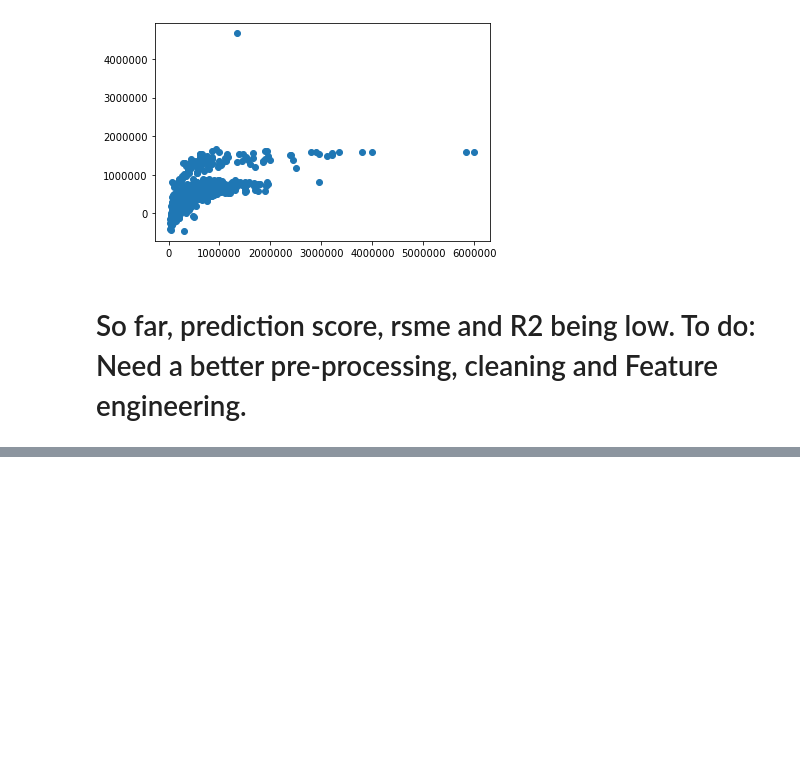
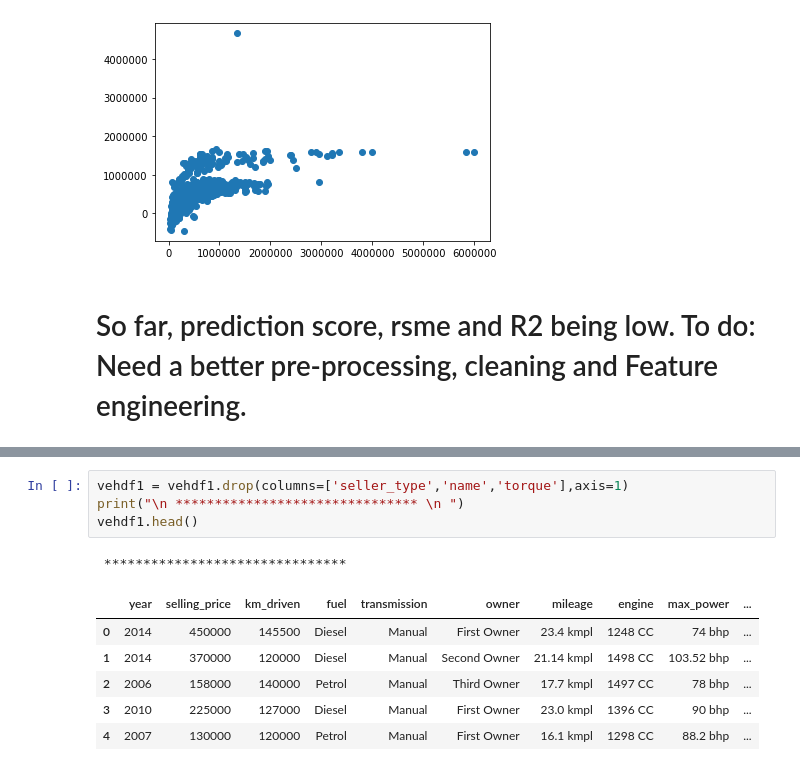
Before and after one commit to abhinovp/appliedscience_models, a Jupyter notebook: linear_reg_car_prices.ipynb, the cells around one changed output, grey strips where cells are left out. Saved outputs shown, nothing was run; the diff lists cells and outputs as text; blank space fills up the shorter version.

```diff
--- a/linear_reg_car_prices.ipynb
+++ b/linear_reg_car_prices.ipynb
@@ -190,0 +220,12 @@ plt.scatter(y_test,pred_set)
+# %%
+vehdf1 = vehdf1.drop(columns=['seller_type','name','torque'],axis=1)
+print("\n ******************************* \n ")
+vehdf1.head()
+# %% [output]
+ *******************************
+|  | year | selling_price | km_driven | fuel | transmission | owner | mileage | engine | max_power | ... |
+| 0 | 2014 | 450000 | 145500 | Diesel | Manual | First Owner | 23.4 kmpl | 1248 CC | 74 bhp | ... |
+| 1 | 2014 | 370000 | 120000 | Diesel | Manual | Second Owner | 21.14 kmpl | 1498 CC | 103.52 bhp | ... |
+| 2 | 2006 | 158000 | 140000 | Petrol | Manual | Third Owner | 17.7 kmpl | 1497 CC | 78 bhp | ... |
+| 3 | 2010 | 225000 | 127000 | Diesel | Manual | First Owner | 23.0 kmpl | 1396 CC | 90 bhp | ... |
+| 4 | 2007 | 130000 | 120000 | Petrol | Manual | First Owner | 16.1 kmpl | 1298 CC | 88.2 bhp | ... |
```
Also changed, not shown: parts of 6 cells of this notebook.
